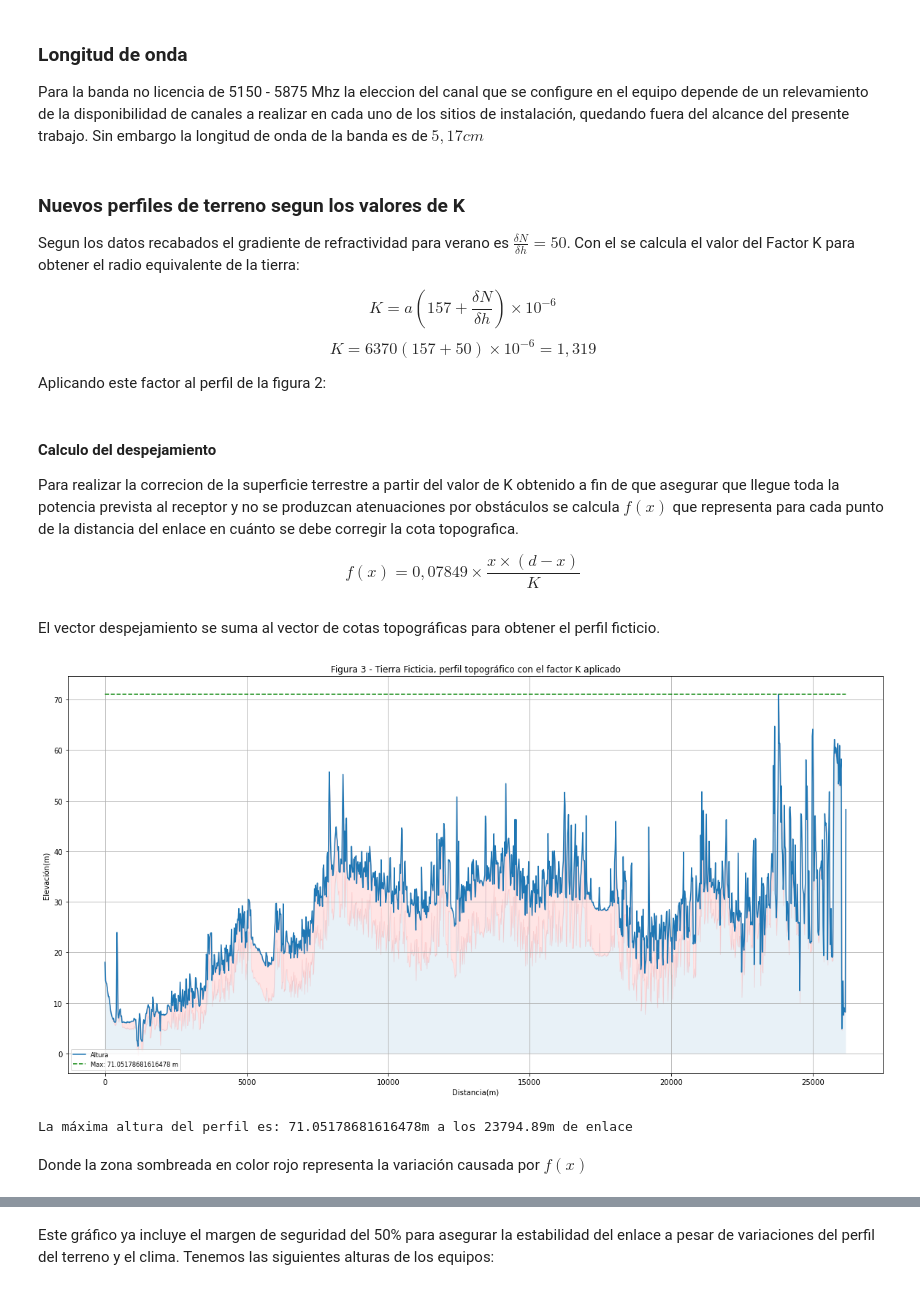
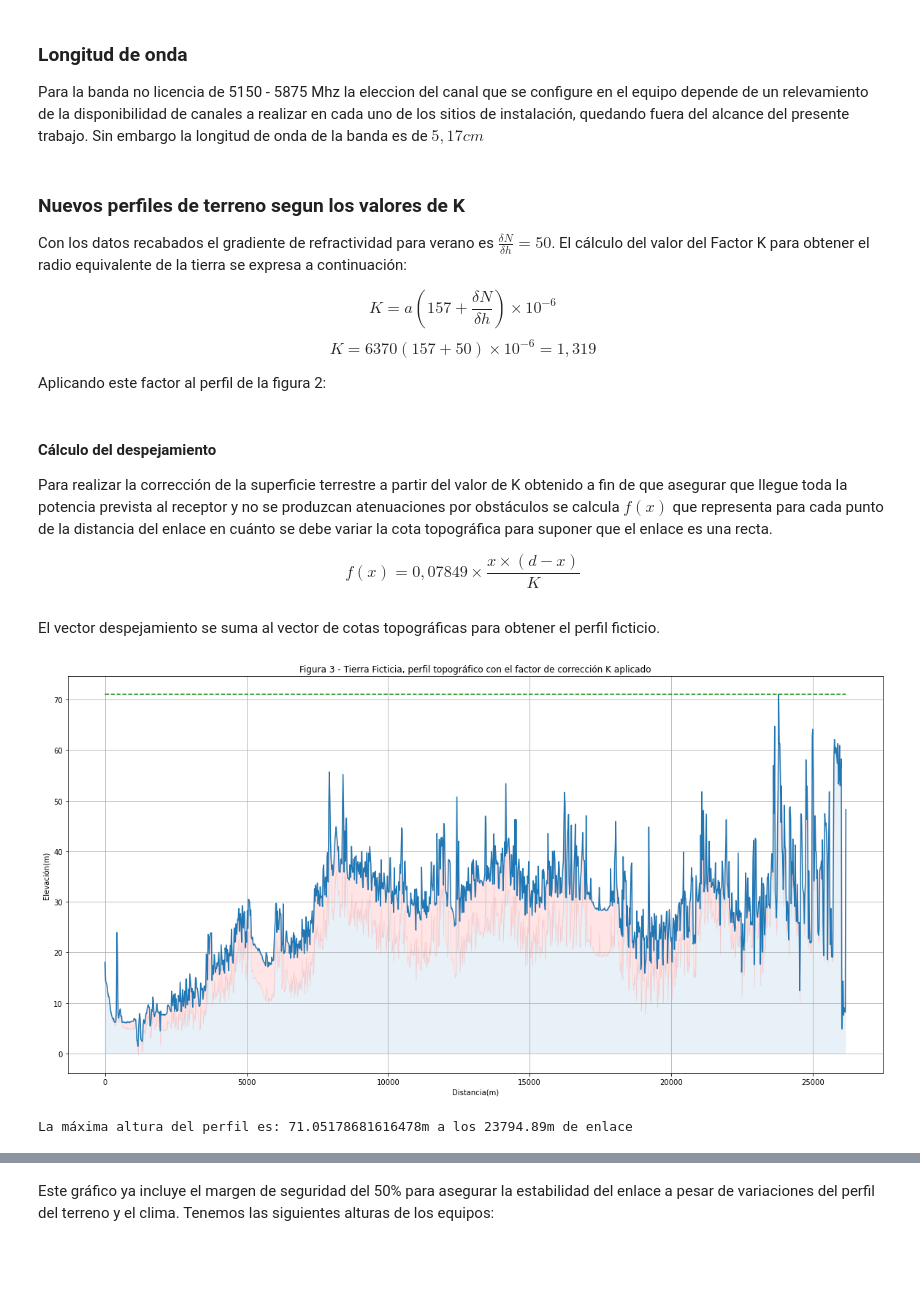
Before and after one commit to carlosmgc2003/calculo_enlace, a Jupyter notebook: tp_calculo_enlace.ipynb, the cells around one changed output, grey strips where cells are left out. Cells and saved outputs as stored; diff of their text form; code cells hidden in the pictures; blank space fills up the shorter version.

Commit message:
Correcciones varias y completamiento de descripciones.

```diff
--- a/tp_calculo_enlace.ipynb
+++ b/tp_calculo_enlace.ipynb
@@ -126,8 +135,8 @@ relevamiento de la disponibilidad de canales a realizar en cada uno de los sitio
 alcance del presente trabajo. Sin embargo la longitud de onda de la banda es de $5,17 cm $
 # %% [markdown]
 ### Nuevos perfiles de terreno segun los valores de K
-Segun los datos recabados el gradiente de refractividad para verano es $\frac{\delta N}{\delta h} = 50$. Con el
-se calcula el valor del Factor K para obtener el radio equivalente de la tierra:
+Con los datos recabados el gradiente de refractividad para verano es $\frac{\delta N}{\delta h} = 50$. El
+cálculo del valor del Factor K para obtener el radio equivalente de la tierra se expresa a continuación:
 
 $$ K = a \left (157+ \frac{\delta N}{\delta h} \right)\times 10^{-6}$$
 $$ K = 6370 \left (157+ 50 \right)\times 10^{-6} = 1,319$$
@@ -139,10 +148,11 @@ radio_tierra = 6370
 gradiente = 50
 K = radio_tierra*(157 + gradiente) * 10 ** -6
 # %% [markdown]
-#### Calculo del despejamiento
-Para realizar la correcion de la superficie terrestre a partir del valor de K obtenido a fin de que asegurar que llegue
+#### Cálculo del despejamiento
+Para realizar la corrección de la superficie terrestre a partir del valor de K obtenido a fin de que asegurar que llegue
 toda la potencia prevista al receptor y no se produzcan atenuaciones por obstáculos se calcula $f(x)$ que representa
-para cada punto de la distancia del enlace en cuánto se debe corregir la cota topografica.
+para cada punto de la distancia del enlace en cuánto se debe variar la cota topográfica para suponer que el enlace es
+una recta.
 
 $$f(x) = 0,07849 \times \frac{x\times (d-x)}{K} $$
 # %%
@@ -155,23 +165,23 @@ El vector despejamiento se suma al vector de cotas topográficas para obtener el
 # %%
 # Confección del perfil de la tierra ficticia.
 datos['Z_equivalente'] = datos['Z'] + despejamiento
+# Se actualiza el valor de maxima_altura para reflejar el mismo despues de aplicar la corrección.
 maxima_altura = datos['Z_equivalente'].max()
 posicion_maxalt = datos.loc[datos['Z_equivalente'] == maxima_altura, 'PROGRESIVA'].iloc[0]
+
 fig = plt.figure(figsize=(20,10))
-plt.plot('PROGRESIVA','Z_equivalente', data=datos, label='Altura')
+plt.plot('PROGRESIVA','Z_equivalente', data=datos, label='Altura ficticia')
 vector_max = np.full(len(datos), maxima_altura)
 plt.plot('PROGRESIVA',vector_max,'--g',label='Max: '+str(maxima_altura)+' m', data=datos)
 plt.fill_between(datos['PROGRESIVA'],datos['Z'],alpha=0.1)
 plt.fill_between(datos['PROGRESIVA'],datos['Z'],datos['Z_equivalente'],alpha=0.1, color='red')
 plt.xlabel("Distancia(m)")
 plt.ylabel("Elevación(m)")
-plt.title("Figura 3 - Tierra Ficticia, perfil topográfico con el factor K aplicado")
+plt.title("Figura 3 - Tierra Ficticia, perfil topográfico con el factor de corrección K aplicado")
 plt.grid()
-plt.legend(fontsize='small')
 plt.show()
+# Observese el nuevo valor de maxima altura.
 print("La máxima altura del perfil es: {}m a los {}m de enlace ".format(maxima_altura, posicion_maxalt))
 # %% [output]
-[figure, old version]
+[figure, new version]
 La máxima altura del perfil es: 71.05178681616478m a los 23794.89m de enlace
-# %% [markdown]
-Donde la zona sombreada en color rojo representa la variación causada por $f(x)$
```
Also changed, not shown: parts of 23 cells of this notebook.
